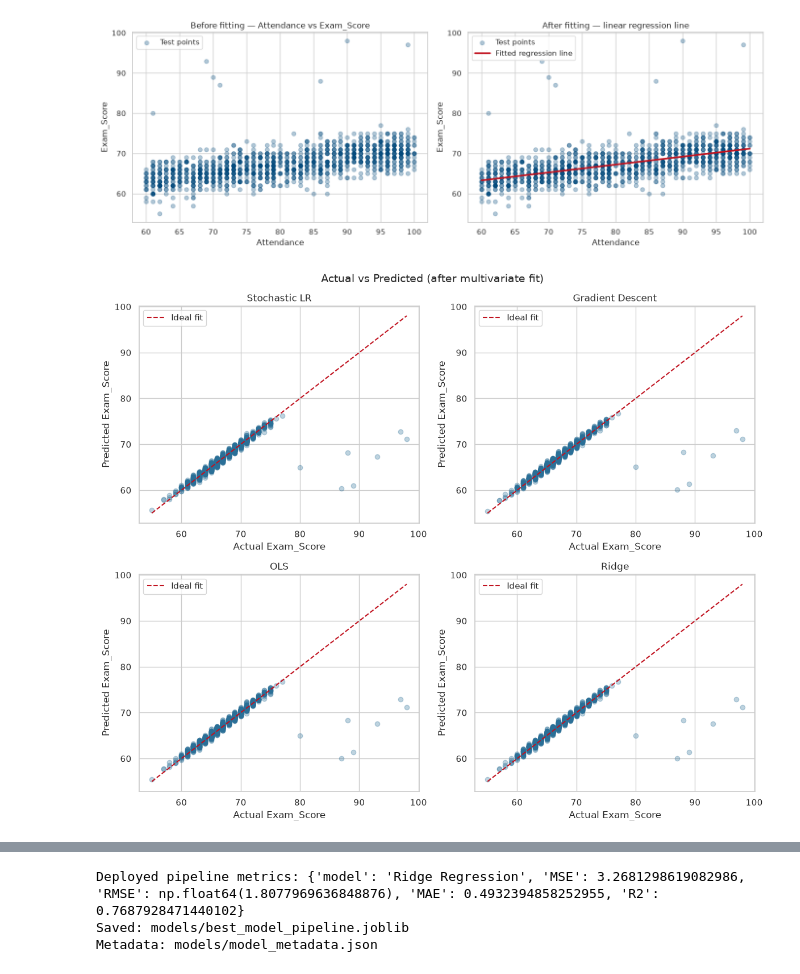
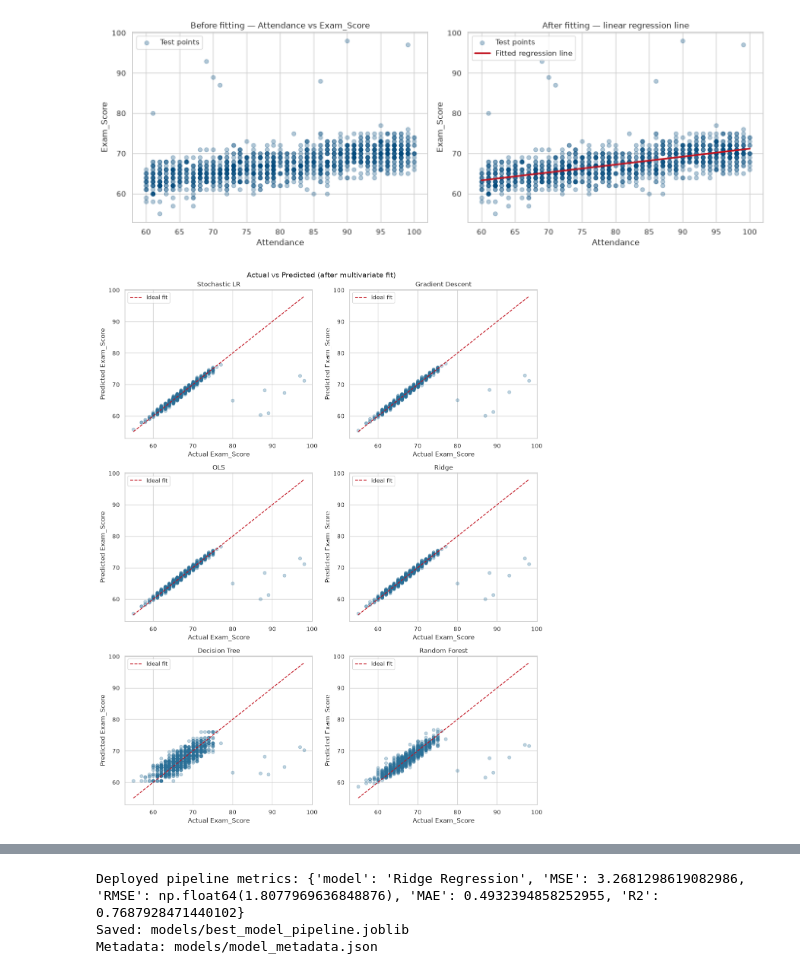
Before and after one commit to Beulla/regression_analysis_mobile_application, a Jupyter notebook: summative/linear_regression/multivariate.ipynb, the cells around one changed output, grey strips where cells are left out. Saved outputs shown, nothing was run; the diff lists cells and outputs as text; code cells hidden in the pictures.

```diff
--- a/summative/linear_regression/multivariate.ipynb
+++ b/summative/linear_regression/multivariate.ipynb
@@ -429,0 +438,18 @@ print(ridge_metrics)
+# %%
+tree = DecisionTreeRegressor(max_depth=6, min_samples_leaf=20, random_state=42)
+tree.fit(X_train_s, y_train)
+tree_metrics = regression_metrics(y_test, tree.predict(X_test_s), "Decision Tree")
+results.append(tree_metrics)
+print(tree_metrics)
+
+forest = RandomForestRegressor(
+    n_estimators=300,
+    max_depth=12,
+    min_samples_leaf=5,
+    random_state=42,
+    n_jobs=-1,
+)
+forest.fit(X_train_s, y_train)
+forest_metrics = regression_metrics(y_test, forest.predict(X_test_s), "Random Forest")
+results.append(forest_metrics)
+print(forest_metrics)
@@ -488,26 +519,28 @@ plt.show()
 # %%
 # Multivariate reality check: actual vs predicted for each model
 model_preds = {
     "Stochastic LR": sgd.predict(X_test_s),
     "Gradient Descent": gd_model.predict(X_test_s),
     "OLS": ols.predict(X_test_s),
     "Ridge": ridge.predict(X_test_s),
+    "Decision Tree": tree.predict(X_test_s),
+    "Random Forest": forest.predict(X_test_s),
 }
 
-fig, axes = plt.subplots(2, 2, figsize=(12, 10))
+fig, axes = plt.subplots(3, 2, figsize=(12, 15))
 for ax, (name, preds) in zip(axes.ravel(), model_preds.items()):
     ax.scatter(y_test, preds, alpha=0.3, color="#2a6f97")
     lims = [min(y_test.min(), preds.min()), max(y_test.max(), preds.max())]
     ax.plot(lims, lims, "--", color="#c1121f", label="Ideal fit")
     ax.set_title(name)
     ax.set_xlabel("Actual Exam_Score")
     ax.set_ylabel("Predicted Exam_Score")
     ax.legend()
 plt.suptitle("Actual vs Predicted (after multivariate fit)", fontsize=14)
 plt.tight_layout()
 plt.savefig(FIGURES_DIR / "actual_vs_predicted.png", dpi=120, bbox_inches="tight")
 plt.show()
 # %% [output]
-[figure, old version]
+[figure, new version]
 # %% [markdown]
 ## 7. Model comparison & save the best model
```
Also changed, not shown: parts of 9 cells of this notebook, 6 other files.
